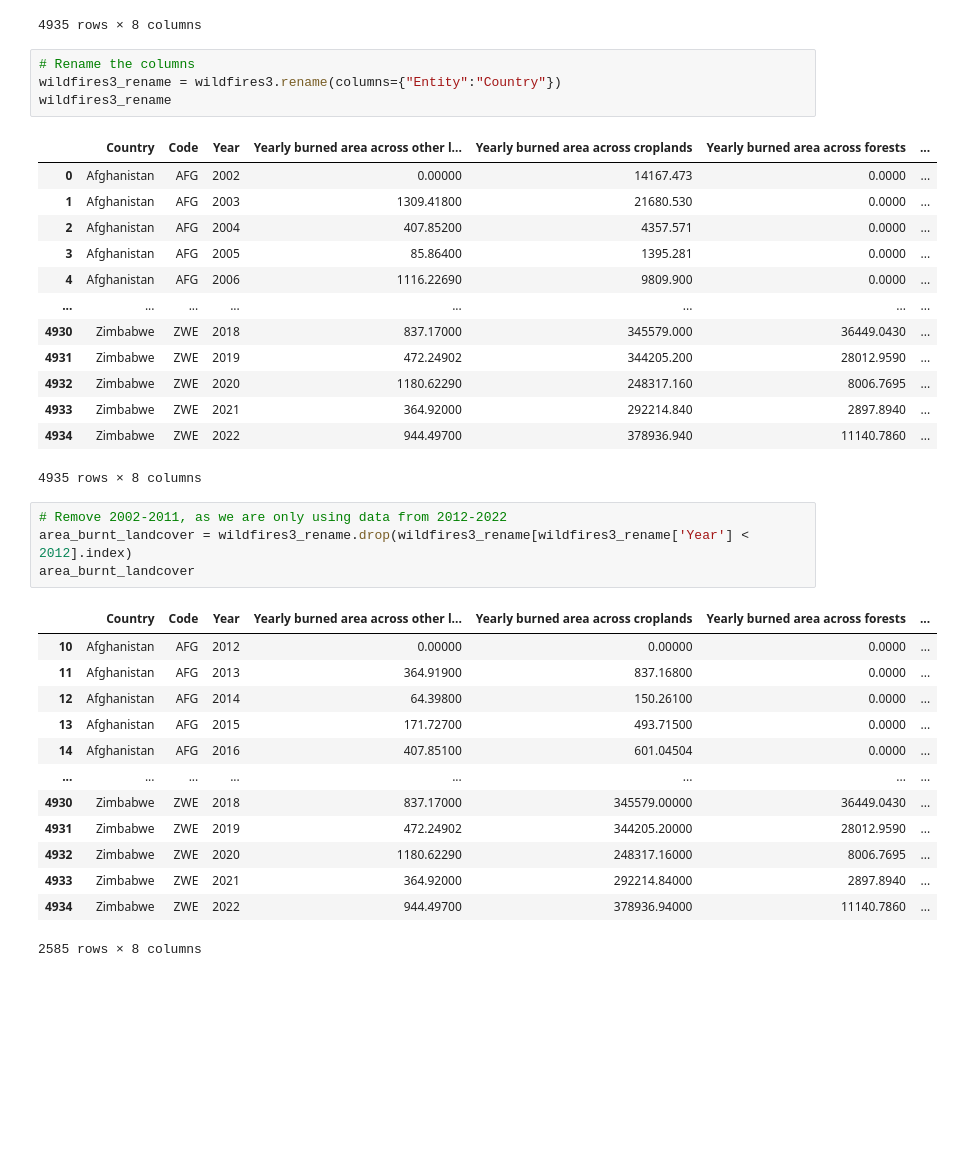
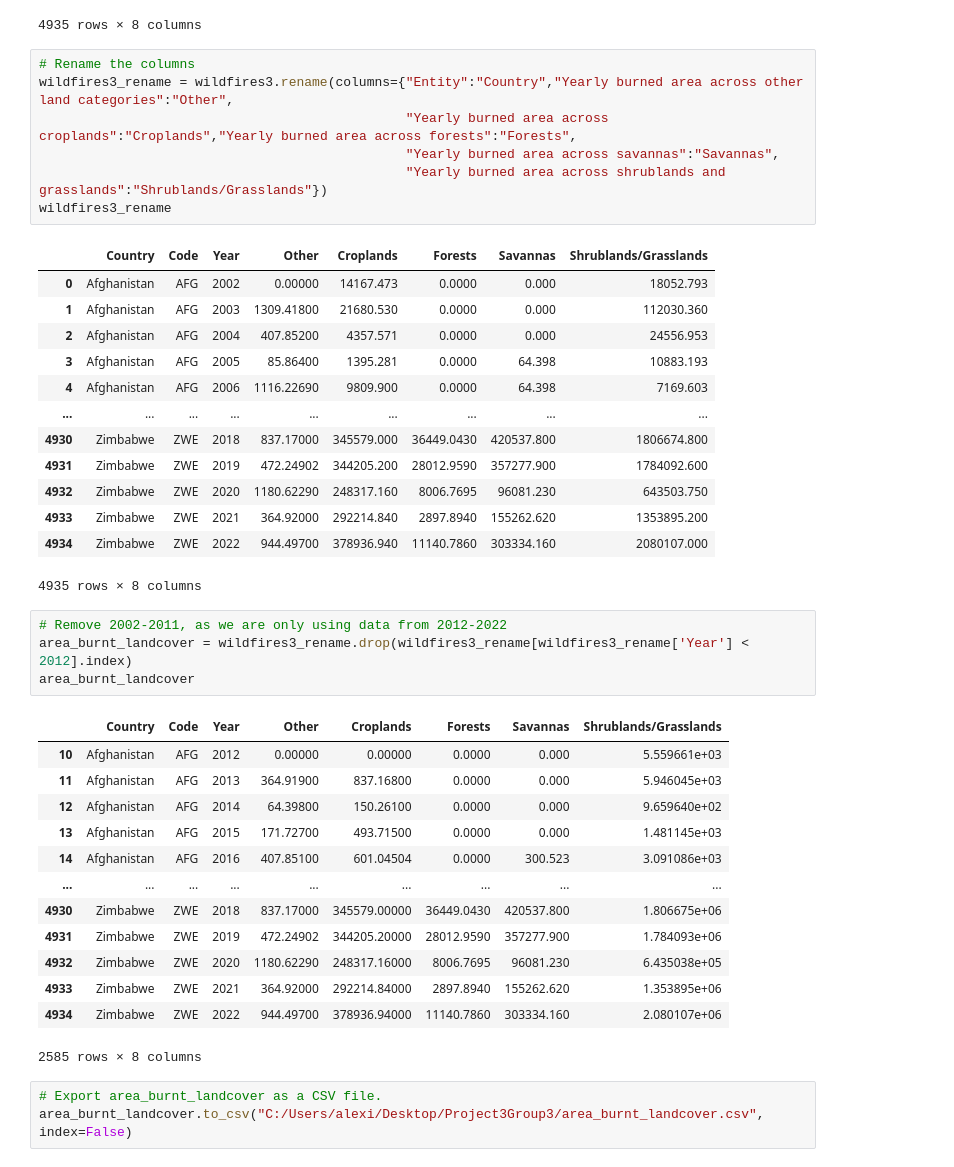
Before and after one commit to alexis4441/Project3group3, a Jupyter notebook: Project3Wildfires.ipynb, the cells around one changed output. Drawn from its saved outputs; the diff is of its cells as text; blank space fills up the shorter version.

```diff
--- a/Project3Wildfires.ipynb
+++ b/Project3Wildfires.ipynb
@@ -145,37 +159,43 @@ wildfires3
 4935 rows × 8 columns
 # %%
 # Rename the columns
-wildfires3_rename = wildfires3.rename(columns={"Entity":"Country"})
+wildfires3_rename = wildfires3.rename(columns={"Entity":"Country","Yearly burned area across other land categories":"Other",
+                                               "Yearly burned area across croplands":"Croplands","Yearly burned area across forests":"Forests",
+                                               "Yearly burned area across savannas":"Savannas",
+                                               "Yearly burned area across shrublands and grasslands":"Shrublands/Grasslands"})
 wildfires3_rename
 # %% [output]
-|  | Country | Code | Year | Yearly burned area across other l... | Yearly burned area across croplands | Yearly burned area across forests | ... |
-| 0 | Afghanistan | AFG | 2002 | 0.00000 | 14167.473 | 0.0000 | ... |
-| 1 | Afghanistan | AFG | 2003 | 1309.41800 | 21680.530 | 0.0000 | ... |
-| 2 | Afghanistan | AFG | 2004 | 407.85200 | 4357.571 | 0.0000 | ... |
-| 3 | Afghanistan | AFG | 2005 | 85.86400 | 1395.281 | 0.0000 | ... |
-| 4 | Afghanistan | AFG | 2006 | 1116.22690 | 9809.900 | 0.0000 | ... |
-| ... | ... | ... | ... | ... | ... | ... | ... |
-| 4930 | Zimbabwe | ZWE | 2018 | 837.17000 | 345579.000 | 36449.0430 | ... |
-| 4931 | Zimbabwe | ZWE | 2019 | 472.24902 | 344205.200 | 28012.9590 | ... |
-| 4932 | Zimbabwe | ZWE | 2020 | 1180.62290 | 248317.160 | 8006.7695 | ... |
-| 4933 | Zimbabwe | ZWE | 2021 | 364.92000 | 292214.840 | 2897.8940 | ... |
-| 4934 | Zimbabwe | ZWE | 2022 | 944.49700 | 378936.940 | 11140.7860 | ... |
+|  | Country | Code | Year | Other | Croplands | Forests | Savannas | Shrublands/Grasslands |
+| 0 | Afghanistan | AFG | 2002 | 0.00000 | 14167.473 | 0.0000 | 0.000 | 18052.793 |
+| 1 | Afghanistan | AFG | 2003 | 1309.41800 | 21680.530 | 0.0000 | 0.000 | 112030.360 |
+| 2 | Afghanistan | AFG | 2004 | 407.85200 | 4357.571 | 0.0000 | 0.000 | 24556.953 |
+| 3 | Afghanistan | AFG | 2005 | 85.86400 | 1395.281 | 0.0000 | 64.398 | 10883.193 |
+| 4 | Afghanistan | AFG | 2006 | 1116.22690 | 9809.900 | 0.0000 | 64.398 | 7169.603 |
+| ... | ... | ... | ... | ... | ... | ... | ... | ... |
+| 4930 | Zimbabwe | ZWE | 2018 | 837.17000 | 345579.000 | 36449.0430 | 420537.800 | 1806674.800 |
+| 4931 | Zimbabwe | ZWE | 2019 | 472.24902 | 344205.200 | 28012.9590 | 357277.900 | 1784092.600 |
+| 4932 | Zimbabwe | ZWE | 2020 | 1180.62290 | 248317.160 | 8006.7695 | 96081.230 | 643503.750 |
+| 4933 | Zimbabwe | ZWE | 2021 | 364.92000 | 292214.840 | 2897.8940 | 155262.620 | 1353895.200 |
+| 4934 | Zimbabwe | ZWE | 2022 | 944.49700 | 378936.940 | 11140.7860 | 303334.160 | 2080107.000 |
 4935 rows × 8 columns
 # %%
 # Remove 2002-2011, as we are only using data from 2012-2022
 area_burnt_landcover = wildfires3_rename.drop(wildfires3_rename[wildfires3_rename['Year'] < 2012].index)
 area_burnt_landcover
 # %% [output]
-|  | Country | Code | Year | Yearly burned area across other l... | Yearly burned area across croplands | Yearly burned area across forests | ... |
-| 10 | Afghanistan | AFG | 2012 | 0.00000 | 0.00000 | 0.0000 | ... |
-| 11 | Afghanistan | AFG | 2013 | 364.91900 | 837.16800 | 0.0000 | ... |
-| 12 | Afghanistan | AFG | 2014 | 64.39800 | 150.26100 | 0.0000 | ... |
-| 13 | Afghanistan | AFG | 2015 | 171.72700 | 493.71500 | 0.0000 | ... |
-| 14 | Afghanistan | AFG | 2016 | 407.85100 | 601.04504 | 0.0000 | ... |
-| ... | ... | ... | ... | ... | ... | ... | ... |
-| 4930 | Zimbabwe | ZWE | 2018 | 837.17000 | 345579.00000 | 36449.0430 | ... |
-| 4931 | Zimbabwe | ZWE | 2019 | 472.24902 | 344205.20000 | 28012.9590 | ... |
-| 4932 | Zimbabwe | ZWE | 2020 | 1180.62290 | 248317.16000 | 8006.7695 | ... |
-| 4933 | Zimbabwe | ZWE | 2021 | 364.92000 | 292214.84000 | 2897.8940 | ... |
-| 4934 | Zimbabwe | ZWE | 2022 | 944.49700 | 378936.94000 | 11140.7860 | ... |
+|  | Country | Code | Year | Other | Croplands | Forests | Savannas | Shrublands/Grasslands |
+| 10 | Afghanistan | AFG | 2012 | 0.00000 | 0.00000 | 0.0000 | 0.000 | 5.559661e+03 |
+| 11 | Afghanistan | AFG | 2013 | 364.91900 | 837.16800 | 0.0000 | 0.000 | 5.946045e+03 |
+| 12 | Afghanistan | AFG | 2014 | 64.39800 | 150.26100 | 0.0000 | 0.000 | 9.659640e+02 |
+| 13 | Afghanistan | AFG | 2015 | 171.72700 | 493.71500 | 0.0000 | 0.000 | 1.481145e+03 |
+| 14 | Afghanistan | AFG | 2016 | 407.85100 | 601.04504 | 0.0000 | 300.523 | 3.091086e+03 |
+| ... | ... | ... | ... | ... | ... | ... | ... | ... |
+| 4930 | Zimbabwe | ZWE | 2018 | 837.17000 | 345579.00000 | 36449.0430 | 420537.800 | 1.806675e+06 |
+| 4931 | Zimbabwe | ZWE | 2019 | 472.24902 | 344205.20000 | 28012.9590 | 357277.900 | 1.784093e+06 |
+| 4932 | Zimbabwe | ZWE | 2020 | 1180.62290 | 248317.16000 | 8006.7695 | 96081.230 | 6.435038e+05 |
+| 4933 | Zimbabwe | ZWE | 2021 | 364.92000 | 292214.84000 | 2897.8940 | 155262.620 | 1.353895e+06 |
+| 4934 | Zimbabwe | ZWE | 2022 | 944.49700 | 378936.94000 | 11140.7860 | 303334.160 | 2.080107e+06 |
 2585 rows × 8 columns
+# %%
+# Export area_burnt_landcover as a CSV file.
+area_burnt_landcover.to_csv("C:/Users/alexi/Desktop/Project3Group3/area_burnt_landcover.csv", index=False)
```
Also changed, not shown: parts of 14 cells of this notebook.
